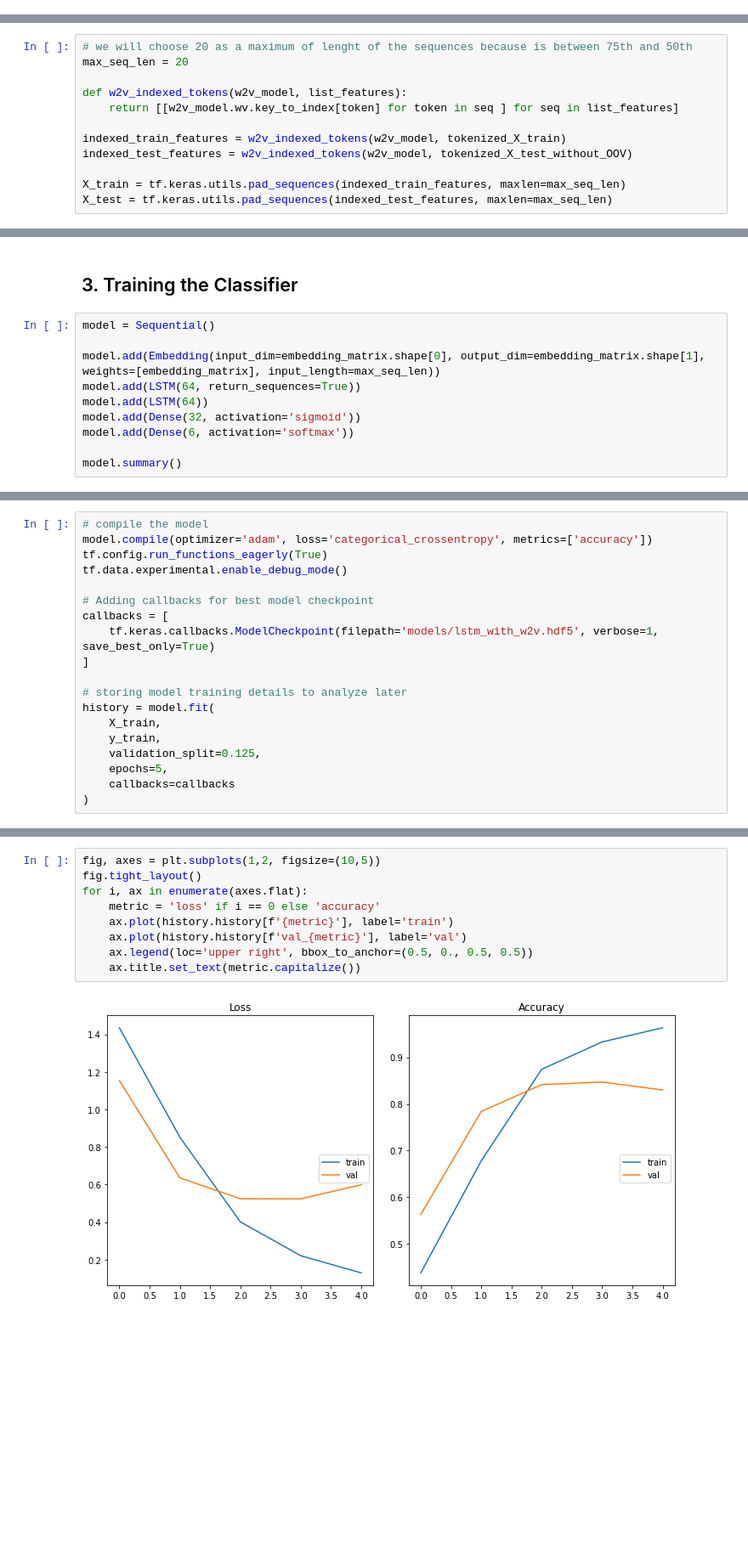
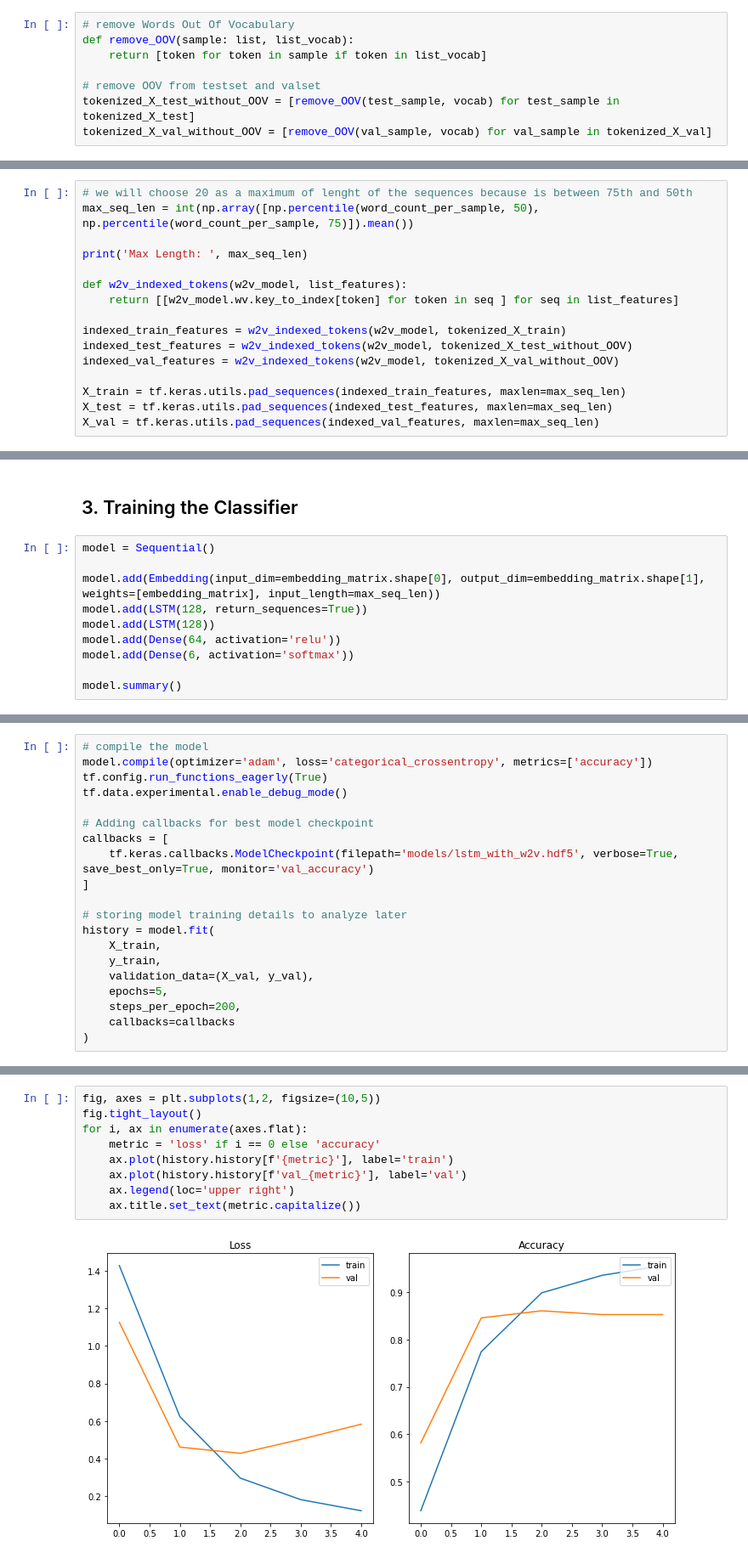
Before and after one commit to medso0018/EmotionClassifier, a Jupyter notebook: notebook.ipynb, the cells around one changed output, grey strips where cells are left out. Shown at 85% size. Saved outputs shown, nothing was run; the diff lists cells and outputs as text; blank space fills up the shorter version.

Commit message:
improve the model

```diff
--- a/notebook.ipynb
+++ b/notebook.ipynb
@@ -125,3 +147,11 @@ tokenized_X_test_without_OOV = [remove_OOV(test_sample, vocab) for test_sample i
+# %%
+# remove Words Out Of Vocabulary
+def remove_OOV(sample: list, list_vocab):
+    return [token for token in sample if token in list_vocab]
+
+# remove OOV from testset and valset
+tokenized_X_test_without_OOV = [remove_OOV(test_sample, vocab) for test_sample in tokenized_X_test]
+tokenized_X_val_without_OOV = [remove_OOV(val_sample, vocab) for val_sample in tokenized_X_val]
 # %% [markdown]
 ### 2.3. Prepare the Dataset
 # %%
@@ -141,13 +171,17 @@ np.percentile(word_count_per_sample, 50), np.percentile(word_count_per_sample, 7
 (17.0, 25.0)
 # %%
 # we will choose 20 as a maximum of lenght of the sequences because is between 75th and 50th
-max_seq_len = 20
+max_seq_len = int(np.array([np.percentile(word_count_per_sample, 50), np.percentile(word_count_per_sample, 75)]).mean())
+
+print('Max Length: ', max_seq_len)
 
 def w2v_indexed_tokens(w2v_model, list_features):
     return [[w2v_model.wv.key_to_index[token] for token in seq ] for seq in list_features]
 
 indexed_train_features = w2v_indexed_tokens(w2v_model, tokenized_X_train)
 indexed_test_features = w2v_indexed_tokens(w2v_model, tokenized_X_test_without_OOV)
+indexed_val_features = w2v_indexed_tokens(w2v_model, tokenized_X_val_without_OOV)
 
 X_train = tf.keras.utils.pad_sequences(indexed_train_features, maxlen=max_seq_len)
 X_test = tf.keras.utils.pad_sequences(indexed_test_features, maxlen=max_seq_len)
+X_val = tf.keras.utils.pad_sequences(indexed_val_features, maxlen=max_seq_len)
@@ -157,9 +193,9 @@ X_test = tf.keras.utils.pad_sequences(indexed_test_features, maxlen=max_seq_len)
 model = Sequential()
 
 model.add(Embedding(input_dim=embedding_matrix.shape[0], output_dim=embedding_matrix.shape[1], weights=[embedding_matrix], input_length=max_seq_len))
-model.add(LSTM(64, return_sequences=True))
-model.add(LSTM(64))
-model.add(Dense(32, activation='sigmoid'))
+model.add(LSTM(128, return_sequences=True))
+model.add(LSTM(128))
+model.add(Dense(64, activation='relu'))
 model.add(Dense(6, activation='softmax'))
 
 model.summary()
@@ -191,15 +227,16 @@ tf.data.experimental.enable_debug_mode()
 
 # Adding callbacks for best model checkpoint
 callbacks = [
-    tf.keras.callbacks.ModelCheckpoint(filepath='models/lstm_with_w2v.hdf5', verbose=1, save_best_only=True)
+    tf.keras.callbacks.ModelCheckpoint(filepath='models/lstm_with_w2v.hdf5', verbose=True, save_best_only=True, monitor='val_accuracy')
 ]
 
 # storing model training details to analyze later
 history = model.fit(
     X_train,
     y_train,
-    validation_split=0.125,
+    validation_data=(X_val, y_val),
     epochs=5,
+    steps_per_epoch=200,
     callbacks=callbacks
 )
 # %% [output]
@@ -221,14 +258,14 @@ Epoch 5: val_loss did not improve from 0.52429
 # %%
 fig, axes = plt.subplots(1,2, figsize=(10,5))
 fig.tight_layout()
 for i, ax in enumerate(axes.flat):
     metric = 'loss' if i == 0 else 'accuracy'
     ax.plot(history.history[f'{metric}'], label='train')
     ax.plot(history.history[f'val_{metric}'], label='val')
-    ax.legend(loc='upper right', bbox_to_anchor=(0.5, 0., 0.5, 0.5))
+    ax.legend(loc='upper right')
     ax.title.set_text(metric.capitalize())
 # %% [output]
-[figure, old version]
+[figure, new version]
 # %%
 # load the best model ['models/lstm_with_w2v.hdf5']
 model_with_w2v = tf.keras.models.load_model('models/lstm_with_w2v.hdf5')
```
Also changed, not shown: parts of 17 cells of this notebook, 4 other files.
